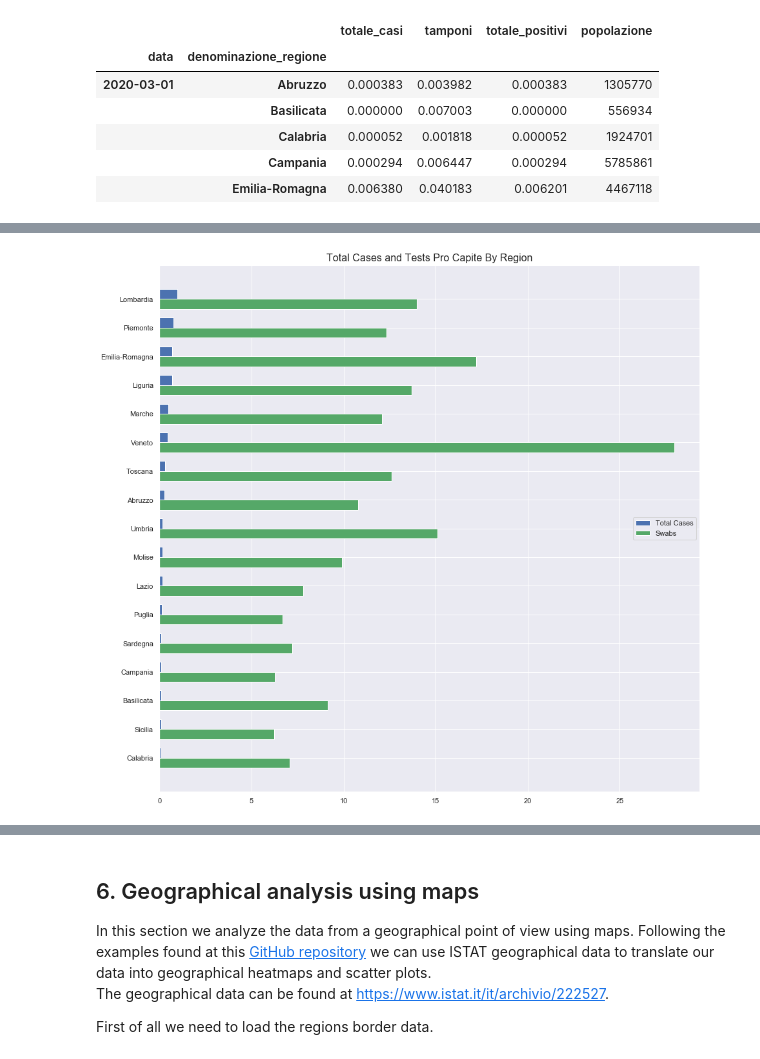
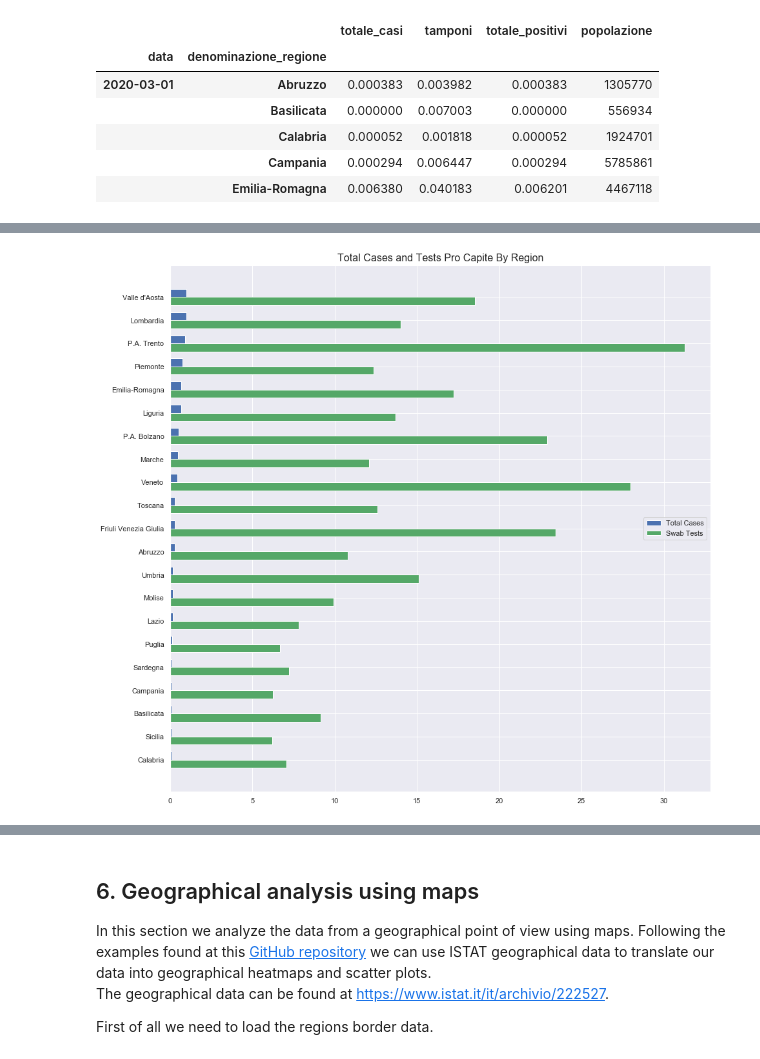
Before and after one commit to JacopoBartoli/agm_algorithms, a Jupyter notebook: Bartoli-Ravagli.ipynb, the cells around one changed output, grey strips where cells are left out. Cells and saved outputs as stored; diff of their text form; code cells hidden in the pictures.

```diff
--- a/Bartoli-Ravagli.ipynb
+++ b/Bartoli-Ravagli.ipynb
@@ -667,0 +689,6 @@ array(['Italia', 'Nord-ovest', 'Piemonte', 'Torino', 'Vercelli', 'Novara',
+# %%
+df_pop.loc[df_pop["Territorio"] == "Valle d'Aosta / Vallée d'Aoste", "Territorio"] = "Valle d'Aosta"
+df_pop.loc[df_pop["Territorio"] == "Friuli-Venezia Giulia", "Territorio"] = "Friuli Venezia Giulia"
+df_pop.loc[df_pop["Territorio"] == "Provincia Autonoma Bolzano / Bozen", "Territorio"] = "P.A. Bolzano"
+df_pop.loc[df_pop["Territorio"] == "Provincia Autonoma Trento", "Territorio"] = "P.A. Trento"
+df_pop["Territorio"].unique()
@@ -672,6 +717,8 @@ df = df_reg[["totale_casi", "tamponi", "totale_positivi"]].unstack().asfreq("W")
 df_reg_relative = df.merge(df_pop, left_on="denominazione_regione", right_on="Territorio")
 # Drop duplicate column
 df_reg_relative = df_reg_relative.drop(columns="Territorio")
+# Drop duplicates rows (due to Valle d'Aosta as region and province)
+df_reg_relative.drop_duplicates(inplace=True)
 df_reg_relative.head()
 # %% [output]
 |  | data | denominazione_regione | totale_casi | tamponi | totale_positivi | popolazione |
@@ -683,7 +730,7 @@ df_reg_relative.head()
 # %% [markdown]
 Divide columns *totale_casi*, *tamponi* and *totale_positivi* by *popolazione* to get the relative data (percentage) over the time:
 # %%
-df_reg_relative[["totale_casi", "tamponi", "totale_positivi"]] = df_reg_relative[["totale_casi", "tamponi", "totale_positivi"]].div(df_reg_pop["popolazione"]/100, axis=0)
+df_reg_relative[["totale_casi", "tamponi", "totale_positivi"]] = df_reg_relative[["totale_casi", "tamponi", "totale_positivi"]].div(df_reg_relative["popolazione"]/100, axis=0)
 df_reg_relative.head()
 # %% [output]
 |  | data | denominazione_regione | totale_casi | tamponi | totale_positivi | popolazione |
@@ -748,18 +815,18 @@ source_data
 # %%
 ind = np.arange(len(source_data.index))
 height = 0.35
 
 fig, ax = plt.subplots(figsize=(15, 15))
 rects1 = ax.barh(ind + height/2, source_data["totale_casi"], height,
                 label='Total Cases', color="b")
 rects2 = ax.barh(ind - height/2, source_data["tamponi"], height,
-                label='Swabs', color="g")
+                label='Swab Tests', color="g")
 
 ax.set_xlabel(None)
 ax.set_title('Total Cases and Tests Pro Capite By Region')
 ax.set_yticks(ind)
 ax.set_yticklabels(source_data["denominazione_regione"])
 ax.legend(loc="center right");
 ax.title.set_size(16)
 # %% [output]
-[figure, old version]
+[figure, new version]
```
Also changed, not shown: parts of 17 cells of this notebook.
